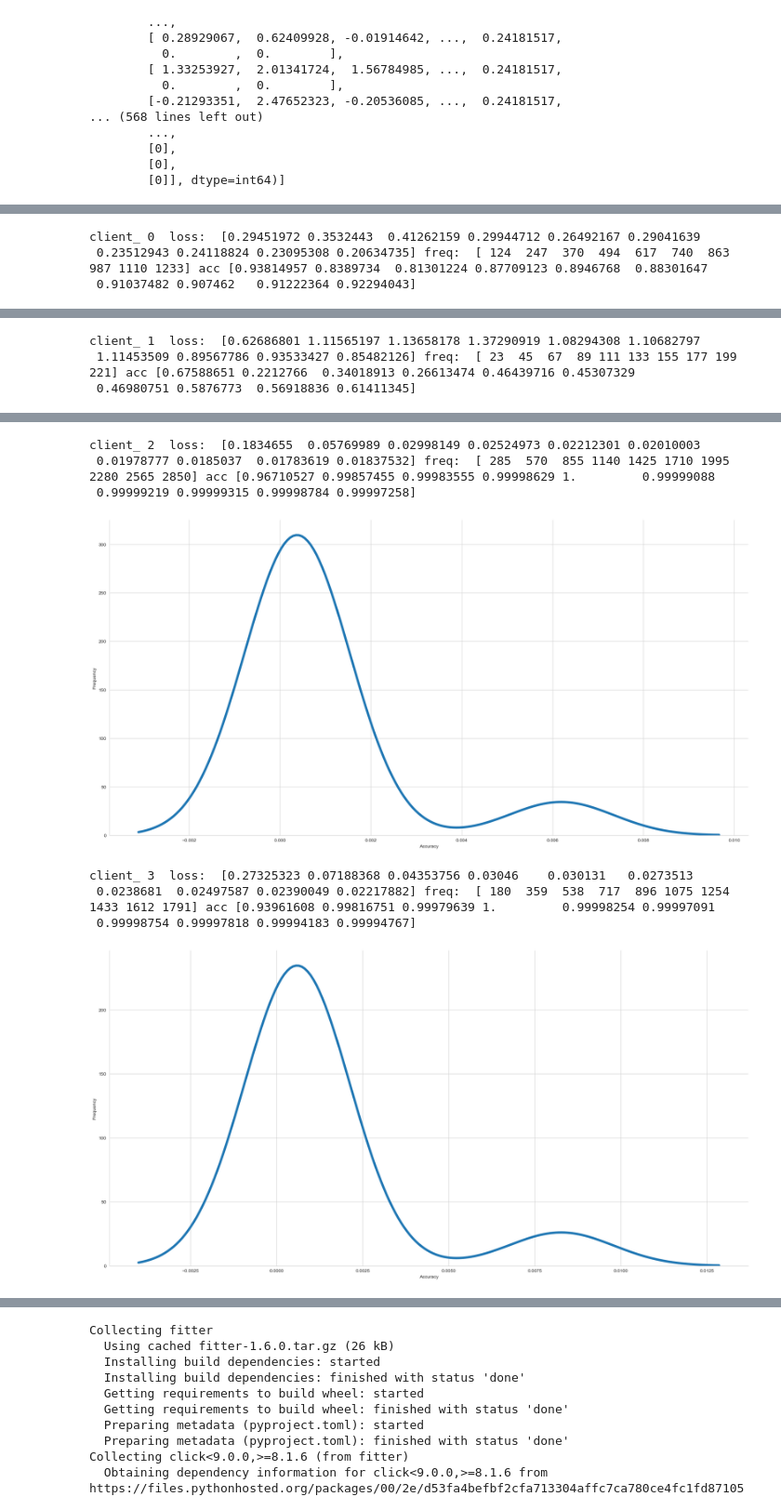
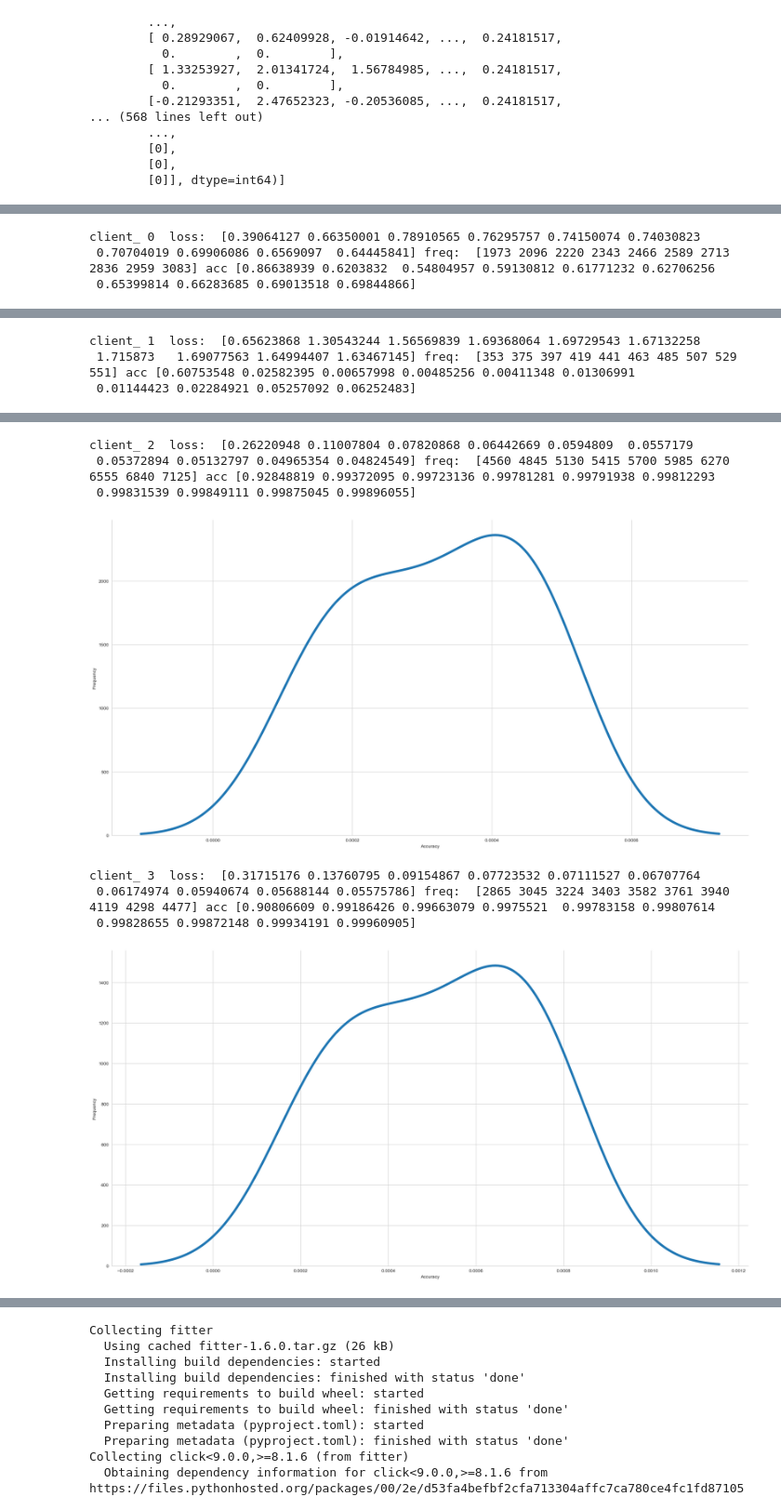
Before and after one commit to ai-r-ia/federated_learning_adult_dataset, a Jupyter notebook: Federated_Learning_adult_dataset.ipynb, the cells around one changed output, grey strips where cells are left out. Shown at 93% size. Cells and saved outputs as stored; diff of their text form; code cells hidden in the pictures.

Commit message:
frequency dist

```diff
--- a/Federated_Learning_adult_dataset.ipynb
+++ b/Federated_Learning_adult_dataset.ipynb
@@ -1059,6 +1059,7 @@ client_names = [0, 1, 2, 3]
 # print(client_names, "asugdefbh")
 # print(clients_batched)
 global_loss_list = []
+global_freq_list = []
 global_acc_list = []
 client_loss = {i: np.array([]) for i in range(len(client_names))}
 client_accuracy = {i: np.array([]) for i in range(len(client_names))}
@@ -1070,7 +1071,7 @@ train_sets = initializer_income()
 # print(len(train_sets))
 #commence global training loop
 for comm_round in range(comms_round):
-
+    epoch_freq = 0
 #     clients = create_clients(X_train, y_train, num_clients=15, initial='client')
 #     clients = get_hetero_clients()
     clients = get_hetero_clients_gender(list(train_sets) )
@@ -1116,6 +1117,8 @@ for comm_round in range(comms_round):
             client_frequency[client] = np.append(client_frequency[client], len(clients_batched[client]))
             client_accuracy[client] = np.append(client_accuracy[client], (history.history['binary_accuracy'][0]))
 
+        epoch_freq += len(clients_batched[client])
+
         print("client", client, "loss -->" ,client_loss[client], "freq->", client_frequency[client], "accuracy->", client_accuracy[client])
 
         #scale the model weights and add to list
@@ -1132,11 +1135,17 @@ for comm_round in range(comms_round):
     #update global model
     global_model.set_weights(average_weights)
 
+    global_freq_list.append(epoch_freq)
+    epoch_freq = 0
+
+
 #     test global model and print out metrics after each communications round
     for(X_test, Y_test) in test_batched:
         global_acc, global_loss = test_model(X_test, Y_test, global_model, comm_round)
         global_loss_list.append(global_loss)
         global_acc_list.append(global_acc)
+
         print("global_loss_list: ", global_loss_list )
         print("global_acc_list: ", global_acc_list )
+        print("global_freq_list: ", global_freq_list)
 # %% [output]
@@ -1180,8 +1189,14 @@ for i in list(client_accuracy.keys()):
 #     pdf = stats.norm.pdf(client_frequency[i], df_mean, df_std)
 #     print(pdf)
 
+#     df_mean = np.mean(client_accuracy[i])
+#     df_std = np.std(client_accuracy[i])
+#     pdf = stats.norm.pdf(client_accuracy[i], df_mean, df_std)
 
 #     lognorm
+#     shape, loc, scale = stats.lognorm.fit(client_loss[i])
+#     pdf = stats.lognorm.pdf(client_loss[i], shape, loc, scale)
+
 #     shape, loc, scale = stats.lognorm.fit(client_accuracy[i])
 #     pdf = stats.lognorm.pdf(client_accuracy[i], shape, loc, scale)
 
@@ -1189,6 +1204,9 @@ for i in list(client_accuracy.keys()):
 #     pdf = stats.lognorm.pdf(client_frequency[i], shape, loc, scale)
 
 #     beta
+#     beta_params = stats.beta.fit(client_loss[i])
+#     pdf = stats.beta.pdf(client_loss[i], beta_params[0], beta_params[1], beta_params[2], beta_params[3])
+
 #     beta_params = stats.beta.fit(client_accuracy[i])
 #     pdf = stats.beta.pdf(client_accuracy[i], beta_params[0], beta_params[1], beta_params[2], beta_params[3])
 
@@ -1196,16 +1214,13 @@ for i in list(client_accuracy.keys()):
 #     pdf = stats.beta.pdf(client_frequency[i], beta_params[0], beta_params[1], beta_params[2], beta_params[3])
 
 #     burr
-#     burr_params = stats.beta.fit(client_accuracy[i])
-#     pdf = stats.beta.pdf(client_accuracy[i], burr_params[0], burr_params[1], burr_params[2], burr_params[3])
-
-    burr_params = stats.beta.fit(client_frequency[i])
-    pdf = stats.beta.pdf(client_frequency[i], burr_params[0], burr_params[1], burr_params[2], burr_params[3])
+#     burr_params = stats.burr.fit(client_loss[i])
+#     pdf = stats.burr.pdf(client_loss[i], burr_params[0], burr_params[1], burr_params[2], burr_params[3])
 
 
 #  gamma
-#     shape, loc, scale = stats.gamma.fit(client_loss[i])
-#     pdf = stats.gamma.pdf(client_loss[i], shape, loc=loc, scale=scale)
+    shape, loc, scale = stats.gamma.fit(client_frequency[i])
+    pdf = stats.gamma.pdf(client_frequency[i], shape, loc=loc, scale=scale)
 
     pdfs.append(pdf)
     sns.set_style("whitegrid")
@@ -1219,6 +1234,6 @@ for i in list(client_accuracy.keys()):
 
     plt.show()
 # %% [output]
-client_ 0  loss:  [0.29451972 0.3532443  0.41262159 0.29944712 0.26492167 0.29041639
- 0.23512943 0.24118824 0.23095308 0.20634735] freq:  [ 124  247  370  494  617  740  863  987 1110 1233] acc [0.93814957 0.8389734  0.81301224 0.87709123 0.8946768  0.88301647
- 0.91037482 0.907462   0.91222364 0.92294043]
+client_ 0  loss:  [0.39064127 0.66350001 0.78910565 0.76295757 0.74150074 0.74030823
+ 0.70704019 0.69906086 0.6569097  0.64445841] freq:  [1973 2096 2220 2343 2466 2589 2713 2836 2959 3083] acc [0.86638939 0.6203832  0.54804957 0.59130812 0.61771232 0.62706256
+ 0.65399814 0.66283685 0.69013518 0.69844866]
@@ -1226,3 +1241,3 @@ client_ 0  loss:  [0.29451972 0.3532443  0.41262159 0.29944712 0.26492167 0.2904
-client_ 1  loss:  [0.62686801 1.11565197 1.13658178 1.37290919 1.08294308 1.10682797
- 1.11453509 0.89567786 0.93533427 0.85482126] freq:  [ 23  45  67  89 111 133 155 177 199 221] acc [0.67588651 0.2212766  0.34018913 0.26613474 0.46439716 0.45307329
- 0.46980751 0.5876773  0.56918836 0.61411345]
+client_ 1  loss:  [0.65623868 1.30543244 1.56569839 1.69368064 1.69729543 1.67132258
+ 1.715873   1.69077563 1.64994407 1.63467145] freq:  [353 375 397 419 441 463 485 507 529 551] acc [0.60753548 0.02582395 0.00657998 0.00485256 0.00411348 0.01306991
+ 0.01144423 0.02284921 0.05257092 0.06252483]
@@ -1230,11 +1245,11 @@ client_ 1  loss:  [0.62686801 1.11565197 1.13658178 1.37290919 1.08294308 1.1068
-client_ 2  loss:  [0.1834655  0.05769989 0.02998149 0.02524973 0.02212301 0.02010003
- 0.01978777 0.0185037  0.01783619 0.01837532] freq:  [ 285  570  855 1140 1425 1710 1995 2280 2565 2850] acc [0.96710527 0.99857455 0.99983555 0.99998629 1.         0.99999088
- 0.99999219 0.99999315 0.99998784 0.99997258]
+client_ 2  loss:  [0.26220948 0.11007804 0.07820868 0.06442669 0.0594809  0.0557179
+ 0.05372894 0.05132797 0.04965354 0.04824549] freq:  [4560 4845 5130 5415 5700 5985 6270 6555 6840 7125] acc [0.92848819 0.99372095 0.99723136 0.99781281 0.99791938 0.99812293
+ 0.99831539 0.99849111 0.99875045 0.99896055]
-[figure, old version]
+[figure, new version]
-client_ 3  loss:  [0.27325323 0.07188368 0.04353756 0.03046    0.030131   0.0273513
- 0.0238681  0.02497587 0.02390049 0.02217882] freq:  [ 180  359  538  717  896 1075 1254 1433 1612 1791] acc [0.93961608 0.99816751 0.99979639 1.         0.99998254 0.99997091
- 0.99998754 0.99997818 0.99994183 0.99994767]
+client_ 3  loss:  [0.31715176 0.13760795 0.09154867 0.07723532 0.07111527 0.06707764
+ 0.06174974 0.05940674 0.05688144 0.05575786] freq:  [2865 3045 3224 3403 3582 3761 3940 4119 4298 4477] acc [0.90806609 0.99186426 0.99663079 0.9975521  0.99783158 0.99807614
+ 0.99828655 0.99872148 0.99934191 0.99960905]
-[figure, old version]
+[figure, new version]
 # %%
 for i in list(client_loss.keys()):
 #     if(i== len(list(client_loss.keys()))-1):
```
Also changed, not shown: parts of 6 cells of this notebook, 2 other files.
